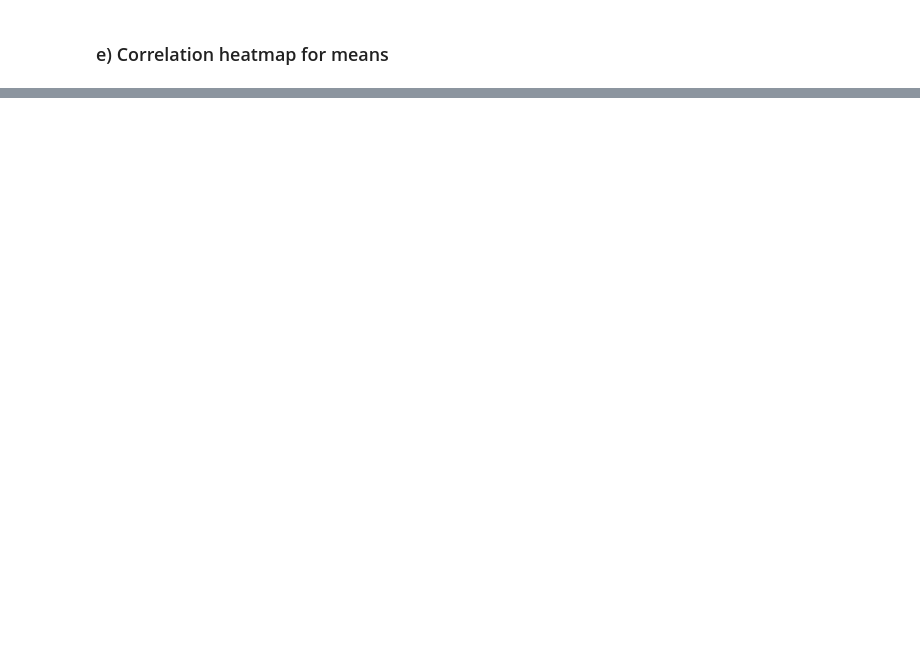
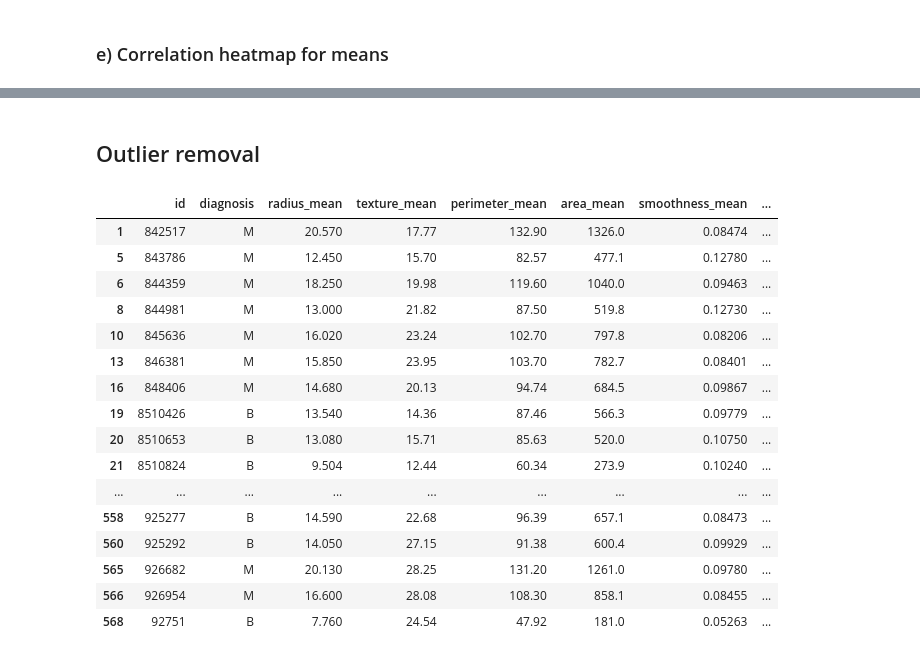
Before and after one commit to matijapavlovic8/breast-cancer-classification, a Jupyter notebook: breast-cancer-classification.ipynb, the cells around one changed output, grey strips where cells are left out. Drawn from its saved outputs; the diff is of its cells as text; code cells hidden in the pictures; blank space fills up the shorter version.

```diff
--- a/breast-cancer-classification.ipynb
+++ b/breast-cancer-classification.ipynb
@@ -181,0 +182,35 @@ plt.show()
+# %% [markdown]
+## Outlier removal
+# %%
+def remove_rows_with_outliers(data):
+    numeric_data = data.select_dtypes(include=['number'])  # Select only numeric columns
+    Q1 = numeric_data.quantile(0.25)
+    Q3 = numeric_data.quantile(0.75)
+    IQR = Q3 - Q1
+
+    lower_bound = Q1 - 2.0 * IQR
+    upper_bound = Q3 + 2.0 * IQR
+
+    no_outliers = data[~((numeric_data < lower_bound) | (numeric_data > upper_bound)).any(axis=1)]
+
+    return no_outliers
+data_no_outliers = remove_rows_with_outliers(data)
+display(data_no_outliers)
+# %% [output]
+|  | id | diagnosis | radius_mean | texture_mean | perimeter_mean | area_mean | smoothness_mean | ... |
+| 1 | 842517 | M | 20.570 | 17.77 | 132.90 | 1326.0 | 0.08474 | ... |
+| 5 | 843786 | M | 12.450 | 15.70 | 82.57 | 477.1 | 0.12780 | ... |
+| 6 | 844359 | M | 18.250 | 19.98 | 119.60 | 1040.0 | 0.09463 | ... |
+| 8 | 844981 | M | 13.000 | 21.82 | 87.50 | 519.8 | 0.12730 | ... |
+| 10 | 845636 | M | 16.020 | 23.24 | 102.70 | 797.8 | 0.08206 | ... |
+| 13 | 846381 | M | 15.850 | 23.95 | 103.70 | 782.7 | 0.08401 | ... |
+| 16 | 848406 | M | 14.680 | 20.13 | 94.74 | 684.5 | 0.09867 | ... |
+| 19 | 8510426 | B | 13.540 | 14.36 | 87.46 | 566.3 | 0.09779 | ... |
+| 20 | 8510653 | B | 13.080 | 15.71 | 85.63 | 520.0 | 0.10750 | ... |
+| 21 | 8510824 | B | 9.504 | 12.44 | 60.34 | 273.9 | 0.10240 | ... |
+| ... | ... | ... | ... | ... | ... | ... | ... | ... |
+| 558 | 925277 | B | 14.590 | 22.68 | 96.39 | 657.1 | 0.08473 | ... |
+| 560 | 925292 | B | 14.050 | 27.15 | 91.38 | 600.4 | 0.09929 | ... |
+| 565 | 926682 | M | 20.130 | 28.25 | 131.20 | 1261.0 | 0.09780 | ... |
+| 566 | 926954 | M | 16.600 | 28.08 | 108.30 | 858.1 | 0.08455 | ... |
+| 568 | 92751 | B | 7.760 | 24.54 | 47.92 | 181.0 | 0.05263 | ... |
```
Also changed, not shown: parts of 7 cells of this notebook.
